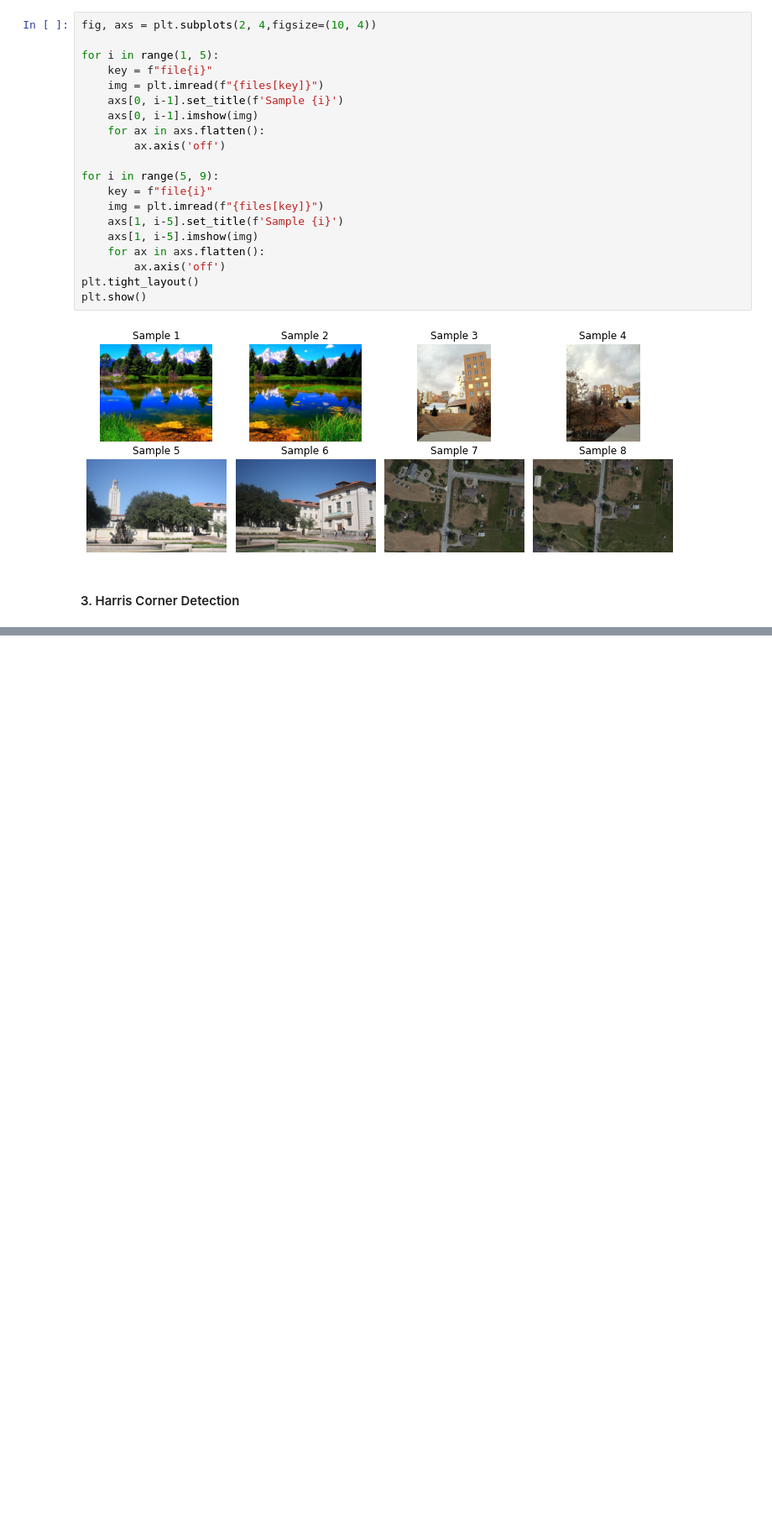
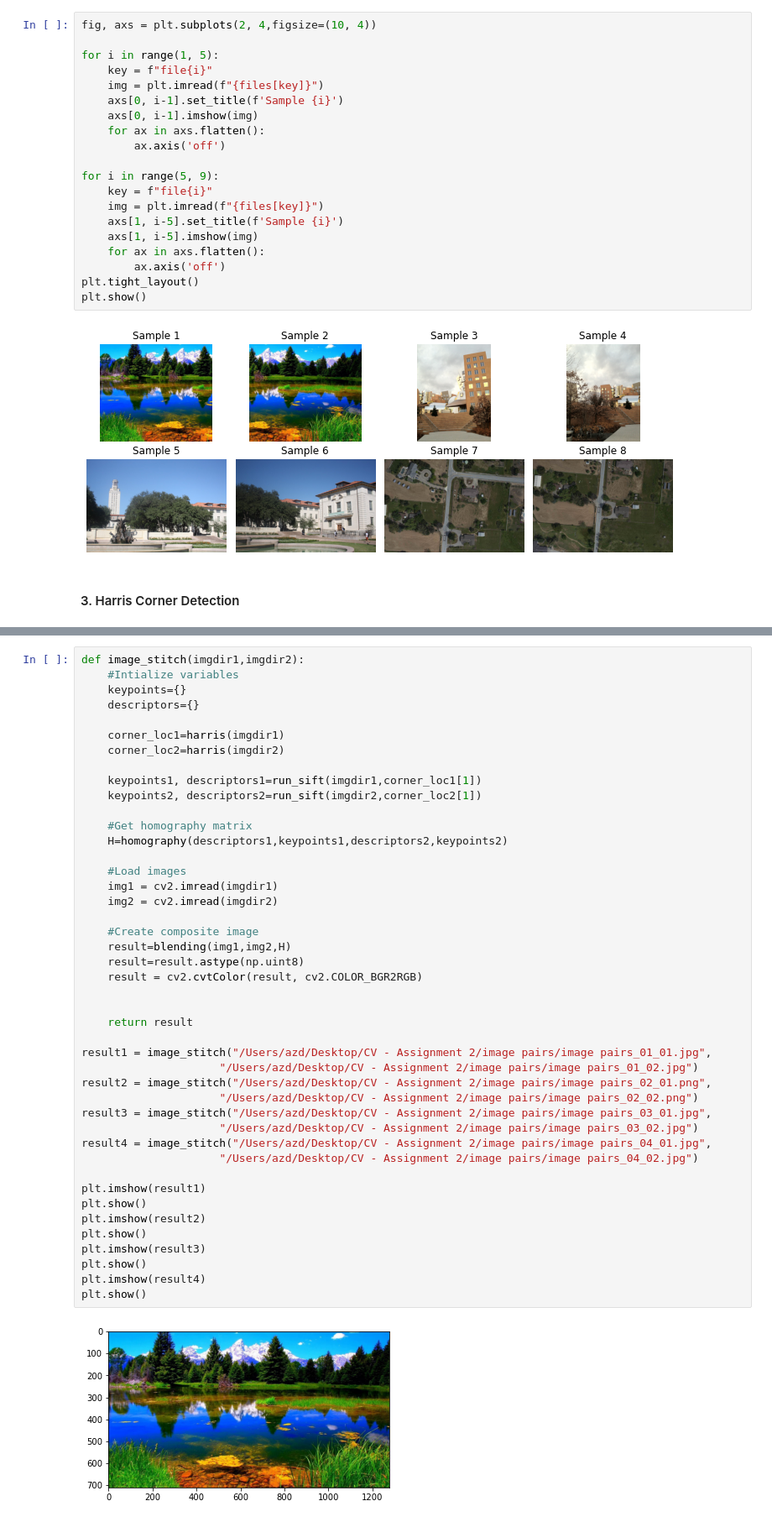
Before and after one commit to zdangz/Image-Stitching, a Jupyter notebook: Image Stitching.ipynb, the cells around one changed output, grey strips where cells are left out. Shown at 84% size. Cells and saved outputs as stored; diff of their text form; blank space fills up the shorter version.

```diff
--- a/Image Stitching.ipynb
+++ b/Image Stitching.ipynb
@@ -142,0 +226,46 @@ Coordinates for detected corners in Sample 2
+# %%
+def image_stitch(imgdir1,imgdir2):
+    #Intialize variables
+    keypoints={}
+    descriptors={}
+
+    corner_loc1=harris(imgdir1)
+    corner_loc2=harris(imgdir2)
+
+    keypoints1, descriptors1=run_sift(imgdir1,corner_loc1[1])
+    keypoints2, descriptors2=run_sift(imgdir2,corner_loc2[1])
+
+    #Get homography matrix
+    H=homography(descriptors1,keypoints1,descriptors2,keypoints2)
+
+    #Load images
+    img1 = cv2.imread(imgdir1)
+    img2 = cv2.imread(imgdir2)
+
+    #Create composite image
+    result=blending(img1,img2,H)
+    result=result.astype(np.uint8)
+    result = cv2.cvtColor(result, cv2.COLOR_BGR2RGB)
+
+
+    return result
+
+result1 = image_stitch("/Users/azd/Desktop/CV - Assignment 2/image pairs/image pairs_01_01.jpg",
+                     "/Users/azd/Desktop/CV - Assignment 2/image pairs/image pairs_01_02.jpg")
+result2 = image_stitch("/Users/azd/Desktop/CV - Assignment 2/image pairs/image pairs_02_01.png",
+                     "/Users/azd/Desktop/CV - Assignment 2/image pairs/image pairs_02_02.png")
+result3 = image_stitch("/Users/azd/Desktop/CV - Assignment 2/image pairs/image pairs_03_01.jpg",
+                     "/Users/azd/Desktop/CV - Assignment 2/image pairs/image pairs_03_02.jpg")
+result4 = image_stitch("/Users/azd/Desktop/CV - Assignment 2/image pairs/image pairs_04_01.jpg",
+                     "/Users/azd/Desktop/CV - Assignment 2/image pairs/image pairs_04_02.jpg")
+
+plt.imshow(result1)
+plt.show()
+plt.imshow(result2)
+plt.show()
+plt.imshow(result3)
+plt.show()
+plt.imshow(result4)
+plt.show()
+# %% [output]
+[figure, added]
```
Also changed, not shown: parts of 6 cells of this notebook.
